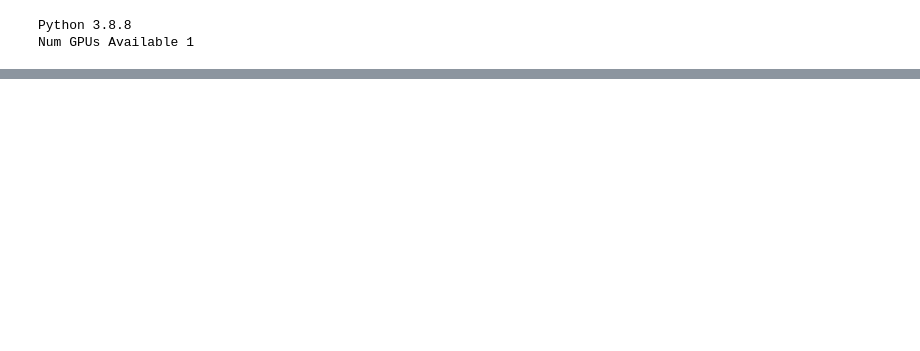
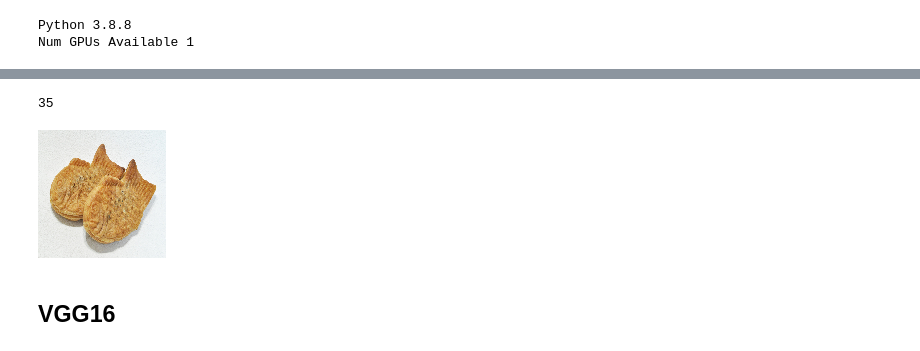
Before and after one commit to reonho/autocalorie, a Jupyter notebook: UECFOOD100 MultiLabel Classification.ipynb, the cells around one changed output, grey strips where cells are left out. Cells and saved outputs as stored; diff of their text form; code cells hidden in the pictures; blank space fills up the shorter version.

```diff
--- a/UECFOOD100 MultiLabel Classification.ipynb
+++ b/UECFOOD100 MultiLabel Classification.ipynb
@@ -163,0 +360,2 @@ Num GPUs Available 1
+# %%
+model = tf.keras.models.load_model('uec100_resnet')
@@ -163,0 +380,12 @@ Num GPUs Available 1
+# %%
+img =load_img('web_pics/fishpastry.jpg', target_size=(128,128))
+# %%
+preds = model.predict(np.array([img_to_array(img)/255]))
+preds = model.predict(np.array([img_to_array(img)/255]))
+print(np.argmax(preds[0]))
+img
+# %% [output]
+35
+[figure, added]
+# %% [markdown]
+## VGG16
```
Also changed, not shown: parts of 44 cells of this notebook, 5 other files.
